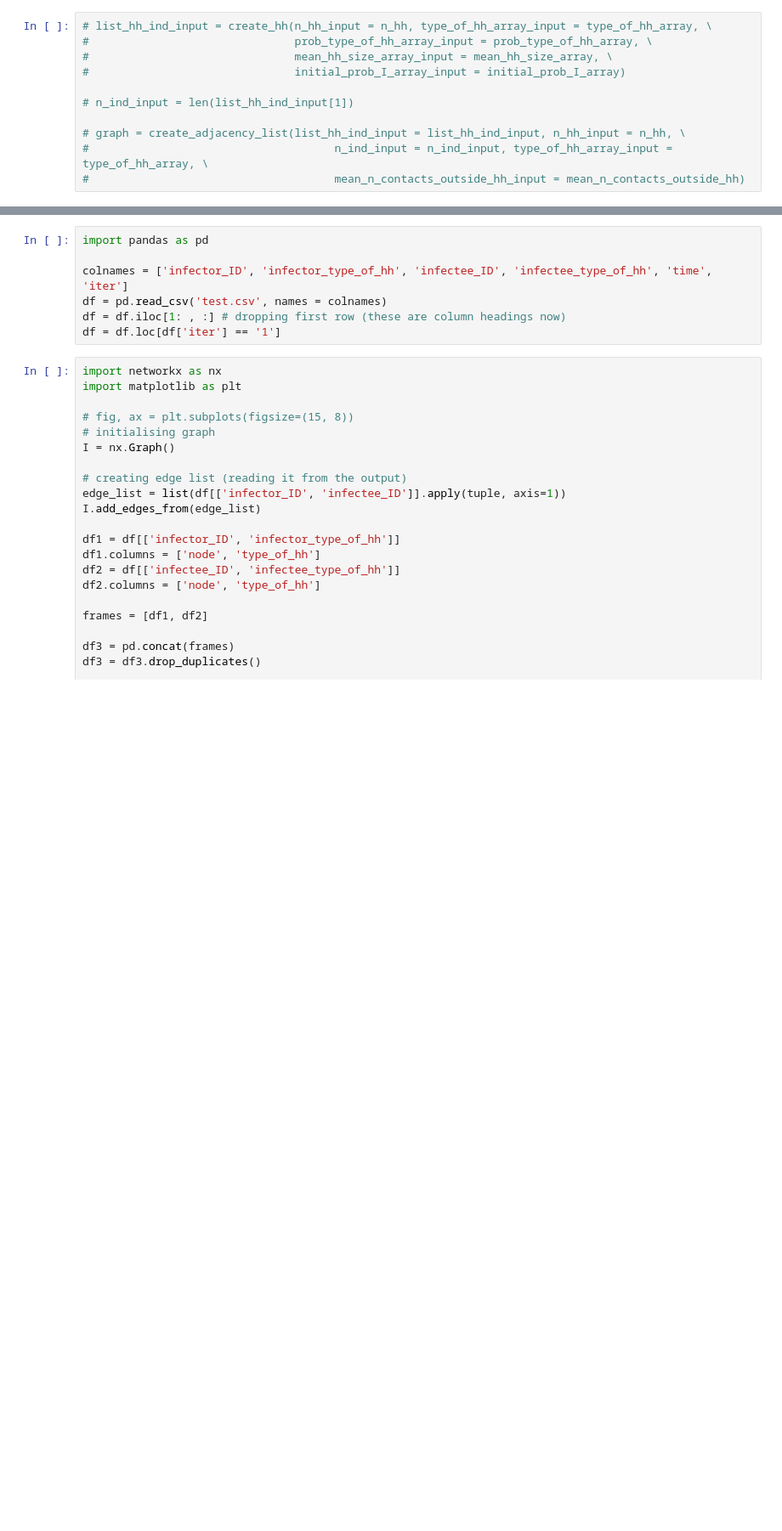
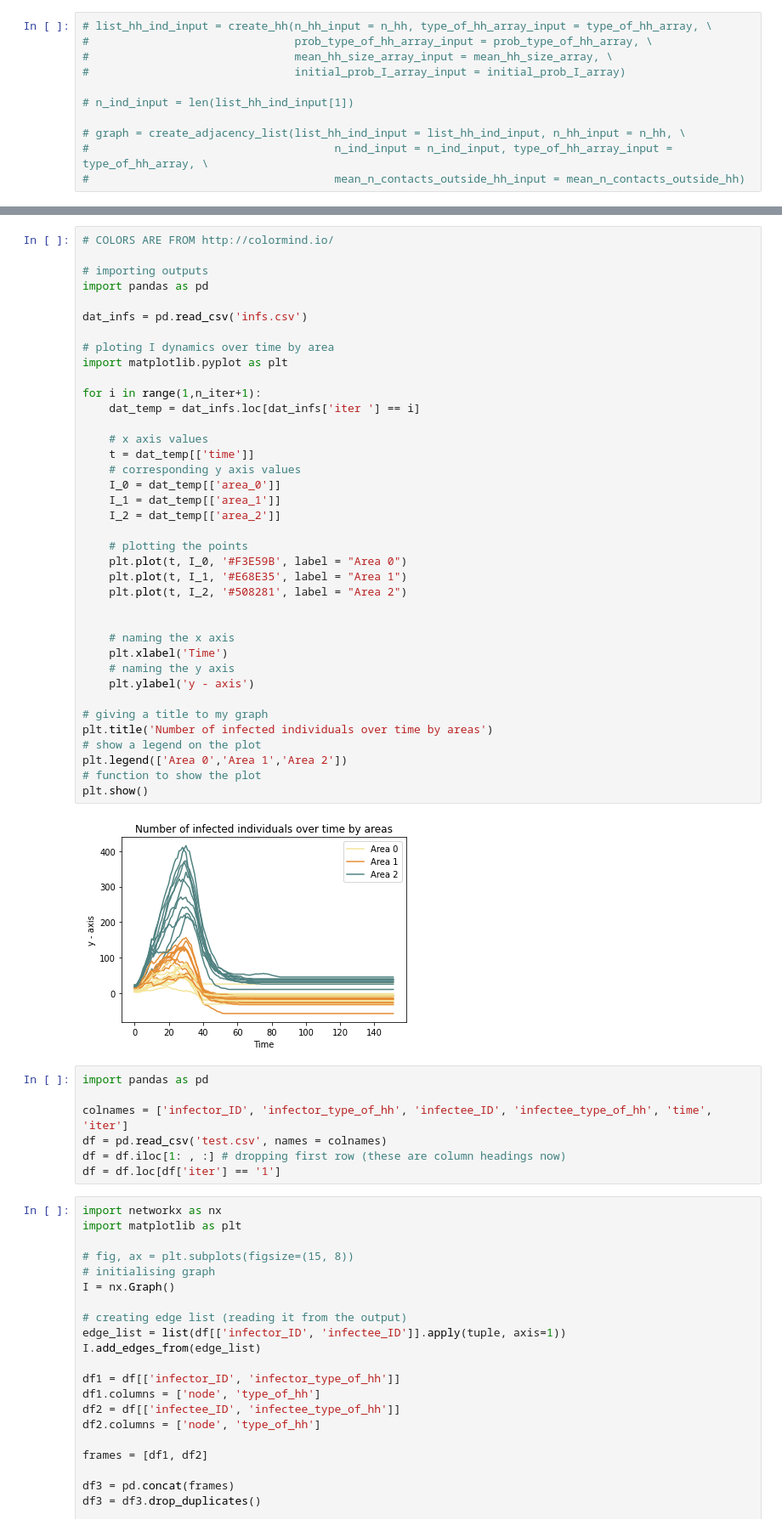
Before and after one commit to sumalibajaj/IBM_discretetimestep, a Jupyter notebook: modelrunning.ipynb, the cells around one changed output, grey strips where cells are left out. Shown at 85% size. Cells and saved outputs as stored; diff of their text form; blank space fills up the shorter version.

```diff
--- a/modelrunning.ipynb
+++ b/modelrunning.ipynb
@@ -121,3 +117,43 @@ plt.show()
+# %%
+# COLORS ARE FROM http://colormind.io/
+
+# importing outputs
+import pandas as pd
+
+dat_infs = pd.read_csv('infs.csv')
+
+# ploting I dynamics over time by area
+import matplotlib.pyplot as plt
+
+for i in range(1,n_iter+1):
+    dat_temp = dat_infs.loc[dat_infs['iter '] == i]
+
+    # x axis values
+    t = dat_temp[['time']]
+    # corresponding y axis values
+    I_0 = dat_temp[['area_0']]
+    I_1 = dat_temp[['area_1']]
+    I_2 = dat_temp[['area_2']]
+
+    # plotting the points
+    plt.plot(t, I_0, '#F3E59B', label = "Area 0")
+    plt.plot(t, I_1, '#E68E35', label = "Area 1")
+    plt.plot(t, I_2, '#508281', label = "Area 2")
+
+
+    # naming the x axis
+    plt.xlabel('Time')
+    # naming the y axis
+    plt.ylabel('y - axis')
+
+# giving a title to my graph
+plt.title('Number of infected individuals over time by areas')
+# show a legend on the plot
+plt.legend(['Area 0','Area 1','Area 2'])
+# function to show the plot
+plt.show()
+# %% [output]
+[figure, added]
 # %%
 import pandas as pd
 
```
Also changed, not shown: parts of 8 cells of this notebook, 4 other files.
